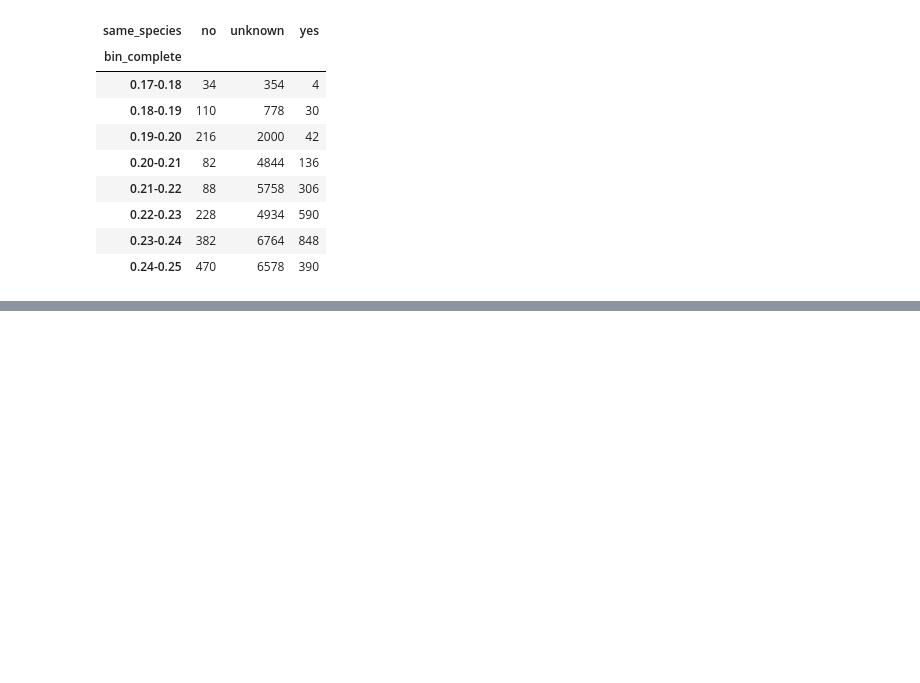
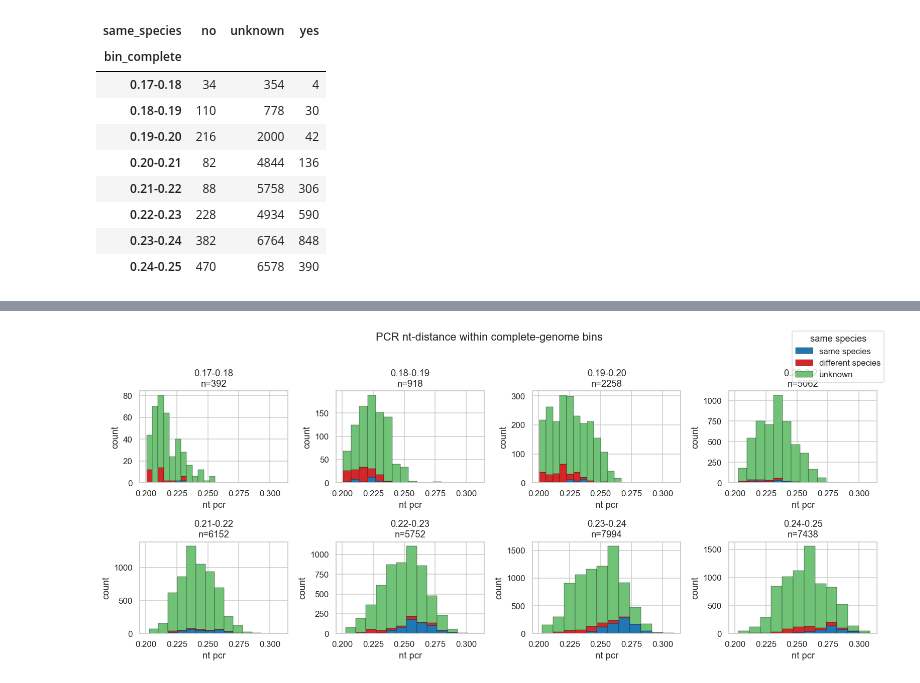
Before and after one commit to Finkonn/picorna-virome, a Jupyter notebook: miniproj/astroviridae/analyze_pairwise_distance_in_orf1b_and_pcr.ipynb, the cells around one changed output, grey strips where cells are left out. Saved outputs shown, nothing was run; the diff lists cells and outputs as text; code cells hidden in the pictures; blank space fills up the shorter version.

```diff
--- a/miniproj/astroviridae/analyze_pairwise_distance_in_orf1b_and_pcr.ipynb
+++ b/miniproj/astroviridae/analyze_pairwise_distance_in_orf1b_and_pcr.ipynb
@@ -229,19 +237,0 @@ df
-# %%
-def extract_species(name: str, idx: int = 4) -> str:
-    parts = name.split("/")
-    if idx < len(parts):
-        return parts[idx]
-    return "NA"
-
-SPECIES_IDX = 5
-
-df["sp_row"] = df["row"].apply(lambda x: extract_species(x, SPECIES_IDX))
-df["sp_col"] = df["col"].apply(lambda x: extract_species(x, SPECIES_IDX))
-
-def same_species(r):
-    if r["sp_row"] == "NA" or r["sp_col"] == "NA":
-        return "unknown"
-    return "yes" if r["sp_row"] == r["sp_col"] else "no"
-
-df["same_species"] = df.apply(same_species, axis=1)
-df[["row", "col", "sp_row", "sp_col", "same_species"]]
@@ -317,0 +313,43 @@ plt.show()
+# %%
+bins_present = [b for b in BIN_LABELS if (df["bin_complete"] == b).any()]
+
+df_plot = df.dropna(subset=["bin_complete", "nt_pcr"]).copy()
+
+import matplotlib.ticker as mticker
+
+n_cols = 4
+n_rows = int(np.ceil(len(bins_present) / n_cols))
+fig, axes = plt.subplots(n_rows, n_cols, figsize=(3.6*n_cols, 3.0*n_rows),
+                         sharex=True, sharey=False, squeeze=False)
+axes = axes.ravel()
+
+pal = {"yes": "#1f77b4", "no": "#d62728", "unknown": "#6fc276"}
+
+for ax, lbl in zip(axes, bins_present):
+    sub = df_plot[df_plot["bin_complete"] == lbl]
+    arrays = [sub.loc[sub["same_species"] == s, "nt_pcr"].values
+              for s in ["yes", "no", "unknown"]]
+    ax.hist(arrays, bins=12, stacked=True,
+            color=[pal["yes"], pal["no"], pal["unknown"]],
+            edgecolor="k", linewidth=0.3,
+            label=["yes", "no", "unknown"])
+    ax.set_title(f"{lbl}\nn={len(sub)}")
+    ax.set_xlabel("nt pcr")
+    ax.set_ylabel("count")
+
+for ax in axes[len(bins_present):]:
+    ax.axis("off")
+
+for ax in axes[:len(bins_present)]:
+    ax.xaxis.set_tick_params(labelbottom=True)
+    ax.xaxis.set_major_locator(mticker.MaxNLocator(nbins=5))
+
+handles = [plt.Rectangle((0, 0), 1, 1, color=pal[s], ec="k", lw=0.3)
+           for s in ["yes", "no", "unknown"]]
+fig.legend(handles, ["same species", "different species", "unknown"],
+           loc="upper right", title="same species")
+fig.suptitle("PCR nt-distance within complete-genome bins", y=1.02)
+plt.tight_layout()
+plt.show()
+# %% [output]
+[figure, added]
```
Also changed, not shown: parts of 13 cells of this notebook, 11 other files.
